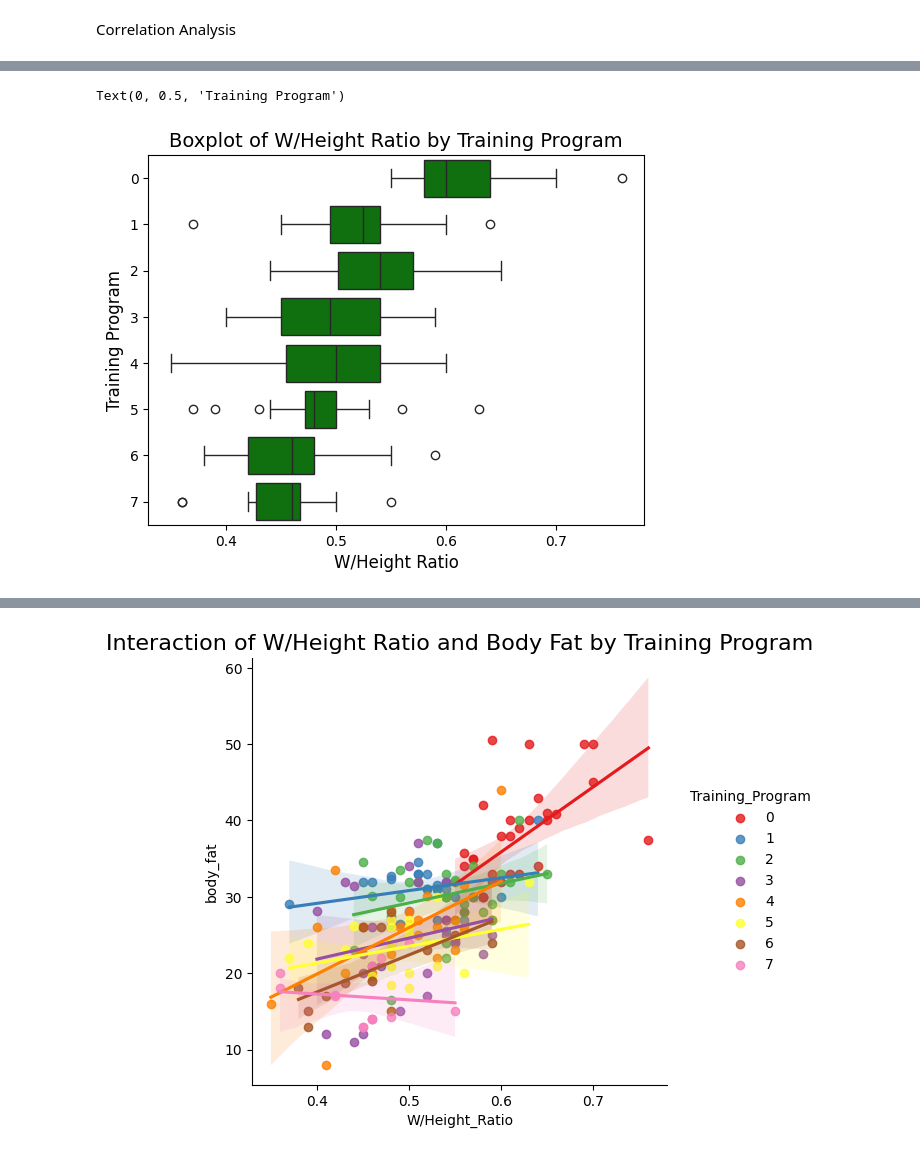
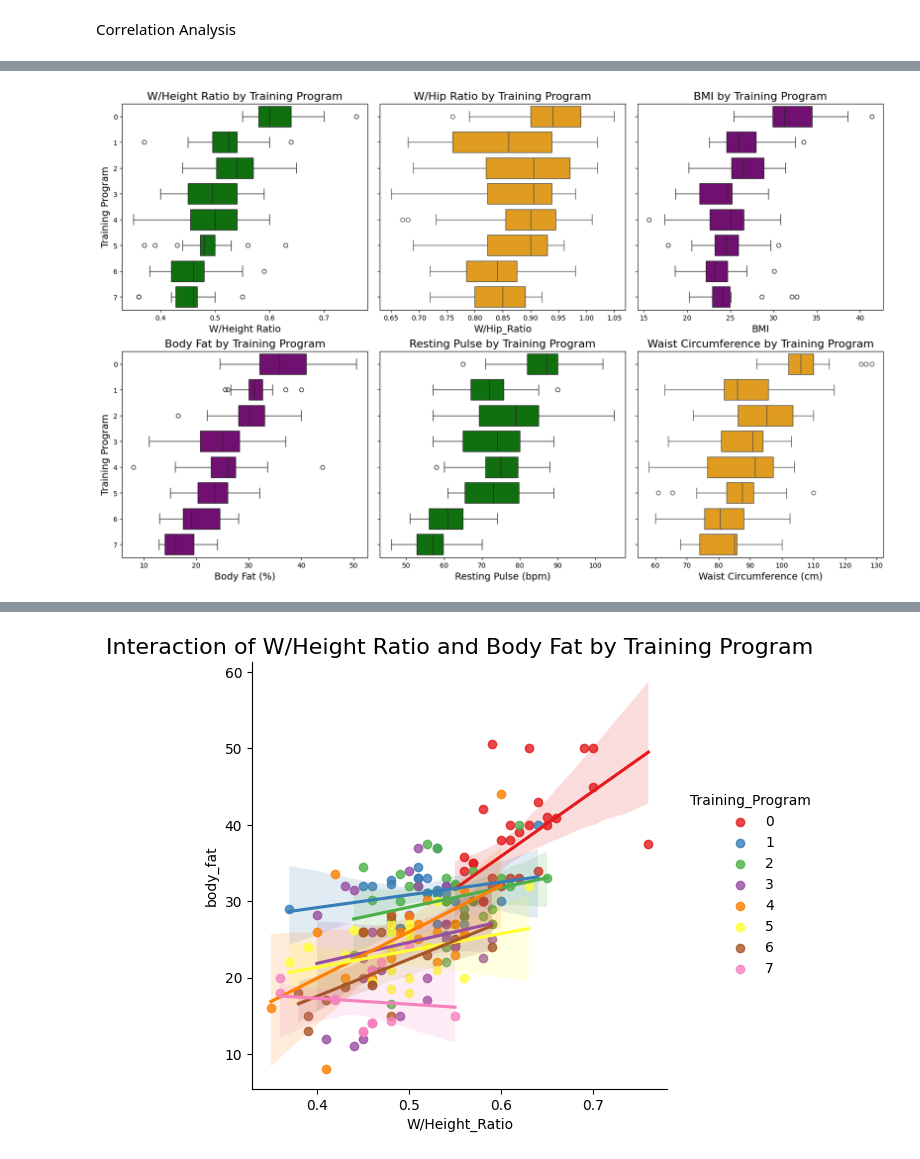
Before and after one commit to idilersudas/MastersProject, a Jupyter notebook: EDA.ipynb, the cells around one changed output, grey strips where cells are left out. Drawn from its saved outputs; the diff is of its cells as text; code cells hidden in the pictures.

```diff
--- a/EDA.ipynb
+++ b/EDA.ipynb
@@ -211,10 +194,45 @@ Text(0, 0.5, 'Count')
 # %%
-# Boxplot of W/Height Ratio against Training Program
-sns.boxplot(data=VT, x='W/Height_Ratio', y='Training_Program',  color= "green")
-# Add title and axis labels
-plt.title('Boxplot of W/Height Ratio by Training Program', fontsize=14)
-plt.xlabel('W/Height Ratio', fontsize=12)
-plt.ylabel('Training Program', fontsize=12)
+# Create a figure with two subplots side by side
+fig, axes = plt.subplots(2, 3, figsize=(20, 12), sharey=True)  # `sharey=True` aligns y-axis
+
+# Boxplot of W/Height Ratio by Training Program
+sns.boxplot(ax=axes[0,0], data=VT, x='W/Height_Ratio', y='Training_Program', color="green")
+axes[0,0].set_title('W/Height Ratio by Training Program', fontsize=16)
+axes[0,0].set_xlabel('W/Height Ratio', fontsize=14)
+axes[0,0].set_ylabel('Training Program', fontsize=14)
+
+# Boxplot of W/Hip Ratio by Training Program
+sns.boxplot(ax=axes[0,1], data=VT, x='W/Hip_Ratio', y='Training_Program', color="orange")
+axes[0,1].set_title('W/Hip Ratio by Training Program', fontsize=16)
+axes[0,1].set_xlabel('W/Hip_Ratio', fontsize=14)
+axes[0,1].set_ylabel('')  # Remove y-axis label for the second plot
+
+# Boxplot of BMI by Training Program
+sns.boxplot(ax=axes[0,2], data=VT, x='BMI', y='Training_Program', color="purple")
+axes[0,2].set_title('BMI by Training Program', fontsize=16)
+axes[0,2].set_xlabel('BMI', fontsize=14)
+axes[0,2].set_ylabel('Training Program', fontsize=14) # Remove y-axis label for the third plot
+
+# Boxplot of Body Fat by Training Program
+sns.boxplot(ax=axes[1,0], data=VT, x='body_fat', y='Training_Program', color="purple")
+axes[1,0].set_title('Body Fat by Training Program', fontsize=16)
+axes[1,0].set_xlabel('Body Fat (%)', fontsize=14)
+axes[1,0].set_ylabel('Training Program', fontsize=14)
+
+# Boxplot of Resting Pulse by Training Program
+sns.boxplot(ax=axes[1,1], data=VT, x='resting_pulse', y='Training_Program', color="green")
+axes[1,1].set_title('Resting Pulse by Training Program', fontsize=16)
+axes[1,1].set_xlabel('Resting Pulse (bpm)', fontsize=14)
+axes[1,1].set_ylabel('')  # Remove y-axis label for the second plot
+
+# Boxplot of Waist Circumference by Training Program
+sns.boxplot(ax=axes[1,2], data=VT, x='waist_c', y='Training_Program', color="orange")
+axes[1,2].set_title('Waist Circumference by Training Program', fontsize=16)
+axes[1,2].set_xlabel('Waist Circumference (cm)', fontsize=14)
+axes[1,2].set_ylabel('')  # Remove y-axis label for the third plot
+
+# Adjust layout for better spacing
+plt.subplots_adjust(wspace=0.05)
+plt.show()
 # %% [output]
-Text(0, 0.5, 'Training Program')
-[figure, old version]
+[figure, new version]
```
Also changed, not shown: parts of 22 cells of this notebook, 4 other files.
